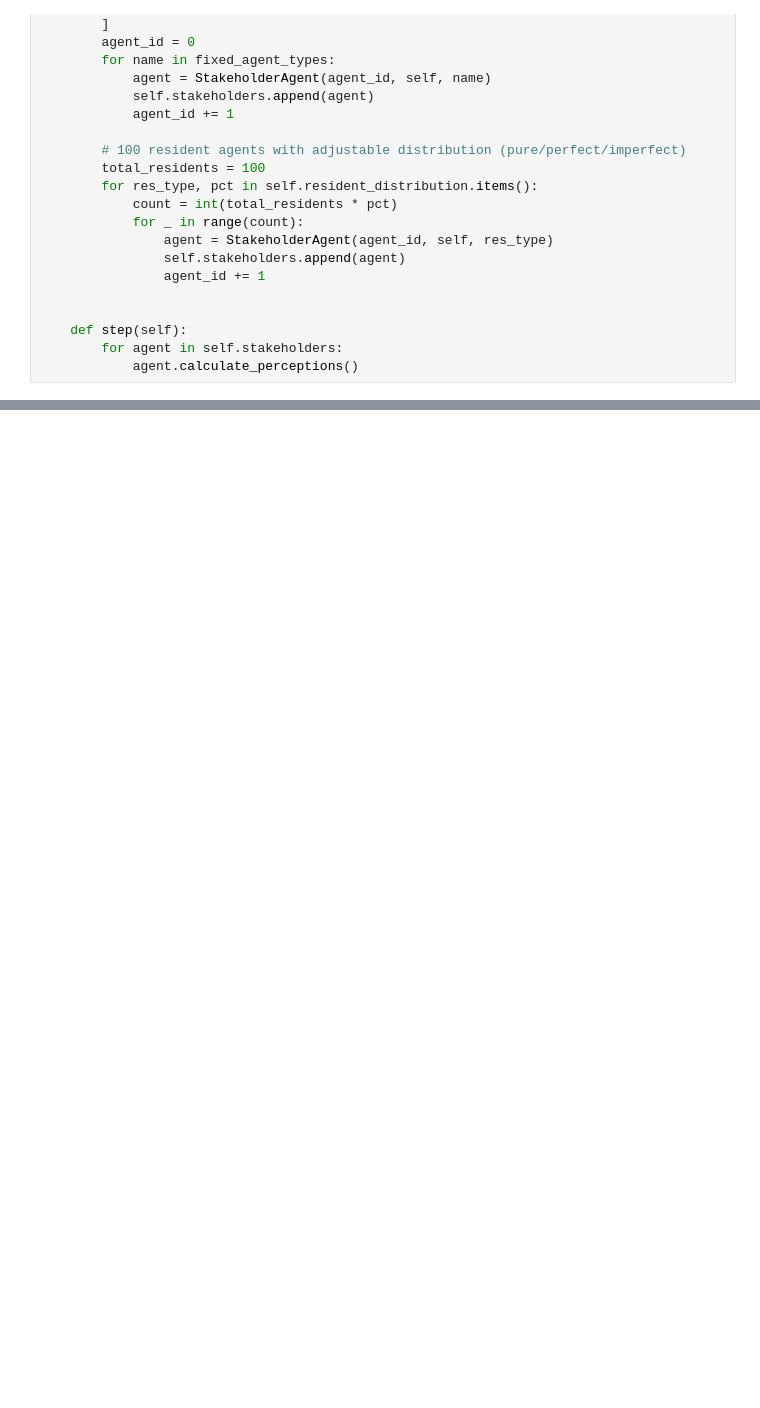
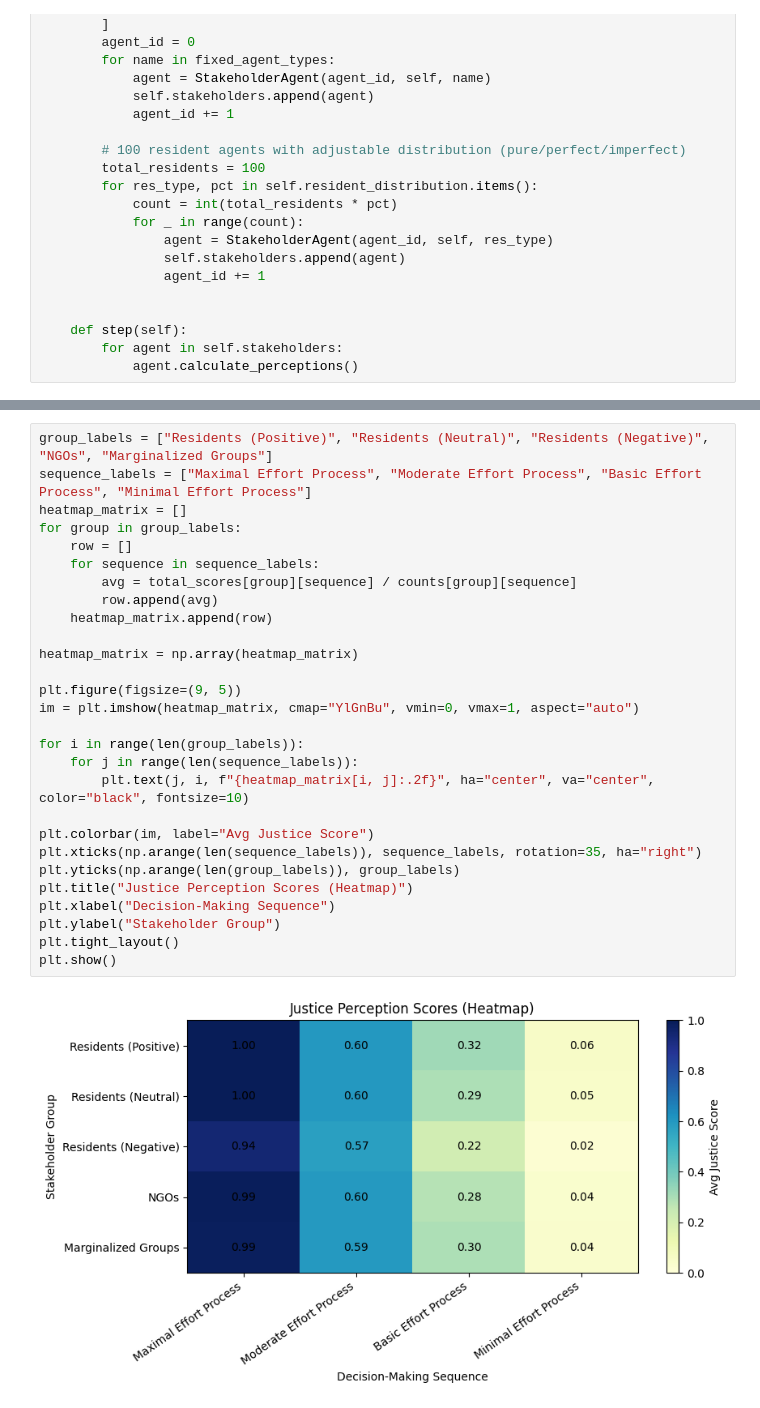
Before and after one commit to skippervdbrekel/ProceduralJustice, a Jupyter notebook: final_model.ipynb, the cells around one changed output, grey strips where cells are left out. Cells and saved outputs as stored; diff of their text form; blank space fills up the shorter version.

```diff
--- a/final_model.ipynb
+++ b/final_model.ipynb
@@ -448,0 +452,30 @@ run_sensitivity_analysis('expectation', 'Residents (Negative)', 'Transparency',
+# %%
+group_labels = ["Residents (Positive)", "Residents (Neutral)", "Residents (Negative)", "NGOs", "Marginalized Groups"]
+sequence_labels = ["Maximal Effort Process", "Moderate Effort Process", "Basic Effort Process", "Minimal Effort Process"]
+heatmap_matrix = []
+for group in group_labels:
+    row = []
+    for sequence in sequence_labels:
+        avg = total_scores[group][sequence] / counts[group][sequence]
+        row.append(avg)
+    heatmap_matrix.append(row)
+
+heatmap_matrix = np.array(heatmap_matrix)
+
+plt.figure(figsize=(9, 5))
+im = plt.imshow(heatmap_matrix, cmap="YlGnBu", vmin=0, vmax=1, aspect="auto")
+
+for i in range(len(group_labels)):
+    for j in range(len(sequence_labels)):
+        plt.text(j, i, f"{heatmap_matrix[i, j]:.2f}", ha="center", va="center", color="black", fontsize=10)
+
+plt.colorbar(im, label="Avg Justice Score")
+plt.xticks(np.arange(len(sequence_labels)), sequence_labels, rotation=35, ha="right")
+plt.yticks(np.arange(len(group_labels)), group_labels)
+plt.title("Justice Perception Scores (Heatmap)")
+plt.xlabel("Decision-Making Sequence")
+plt.ylabel("Stakeholder Group")
+plt.tight_layout()
+plt.show()
+# %% [output]
+[figure, added]
```
Also changed, not shown: parts of 2 cells of this notebook.
